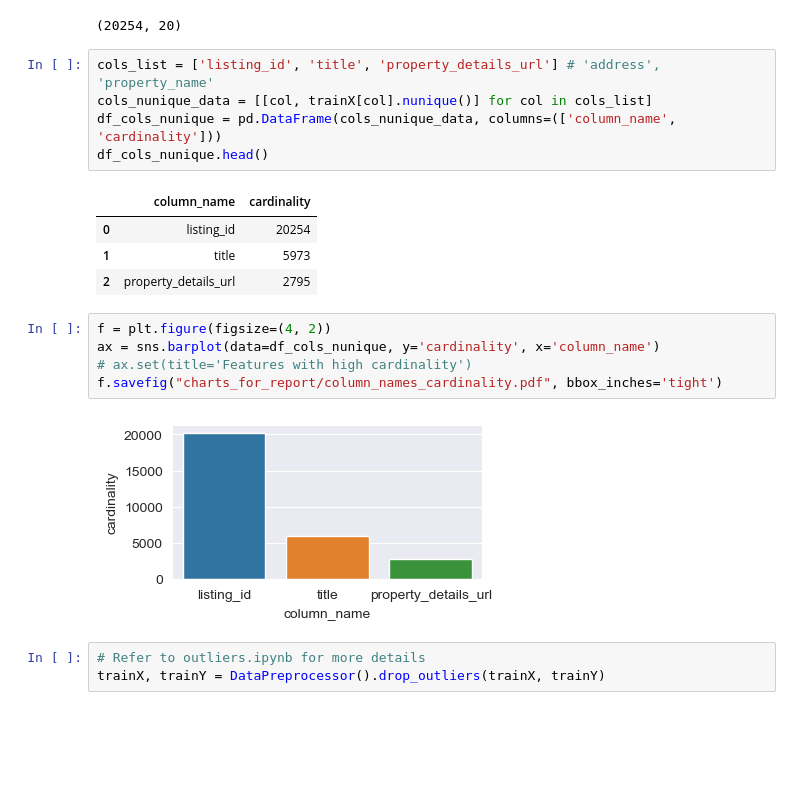
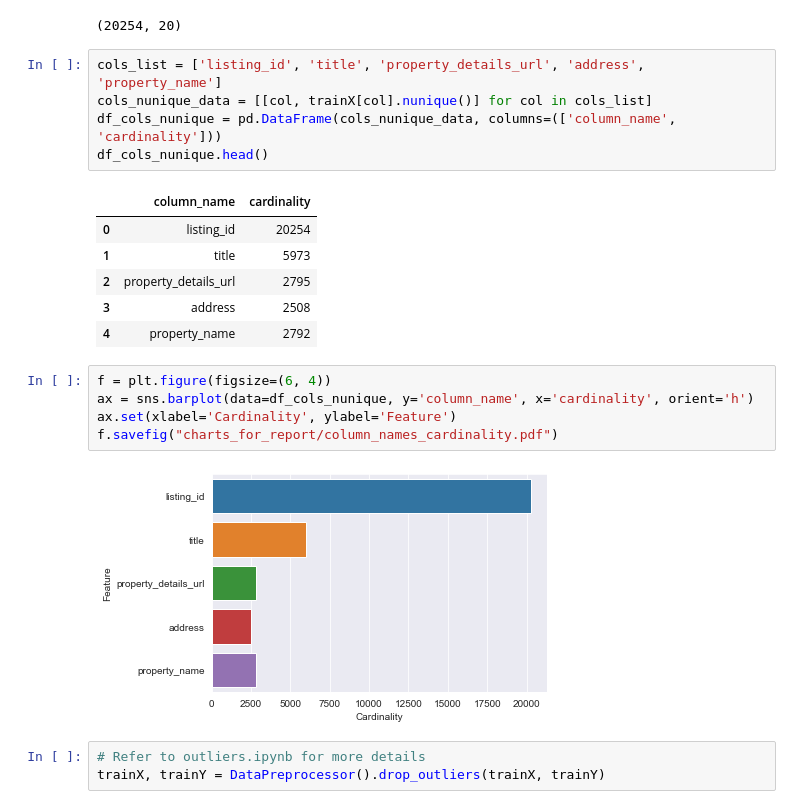
Before and after one commit to atul1696/cs5228-project, a Jupyter notebook: EDA.ipynb, the cells around one changed output. Saved outputs shown, nothing was run; the diff lists cells and outputs as text; blank space fills up the shorter version.

Commit message:
Visualizations for report

```diff
--- a/EDA.ipynb
+++ b/EDA.ipynb
@@ -24,7 +24,7 @@ trainX.shape
 # %% [output]
 (20254, 20)
 # %%
-cols_list = ['listing_id', 'title', 'property_details_url'] # 'address', 'property_name'
+cols_list = ['listing_id', 'title', 'property_details_url', 'address', 'property_name']
 cols_nunique_data = [[col, trainX[col].nunique()] for col in cols_list]
 df_cols_nunique = pd.DataFrame(cols_nunique_data, columns=(['column_name', 'cardinality']))
 df_cols_nunique.head()
@@ -33,13 +33,15 @@ df_cols_nunique.head()
 | 0 | listing_id | 20254 |
 | 1 | title | 5973 |
 | 2 | property_details_url | 2795 |
+| 3 | address | 2508 |
+| 4 | property_name | 2792 |
 # %%
-f = plt.figure(figsize=(4, 2))
-ax = sns.barplot(data=df_cols_nunique, y='cardinality', x='column_name')
-# ax.set(title='Features with high cardinality')
-f.savefig("charts_for_report/column_names_cardinality.pdf", bbox_inches='tight')
+f = plt.figure(figsize=(6, 4))
+ax = sns.barplot(data=df_cols_nunique, y='column_name', x='cardinality', orient='h')
+ax.set(xlabel='Cardinality', ylabel='Feature')
+f.savefig("charts_for_report/column_names_cardinality.pdf")
 # %% [output]
-[figure, old version]
+[figure, new version]
 # %%
 # Refer to outliers.ipynb for more details
 trainX, trainY = DataPreprocessor().drop_outliers(trainX, trainY)
```
Also changed, not shown: parts of 42 cells of this notebook.
